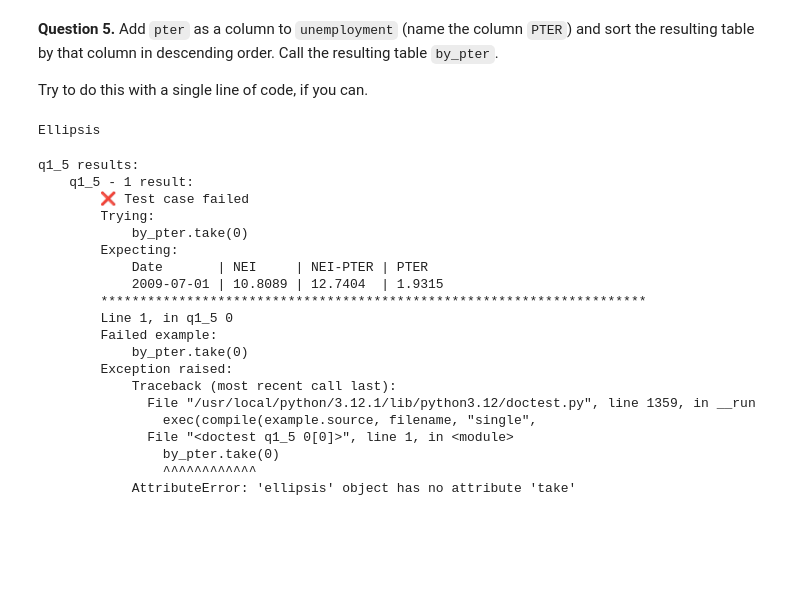
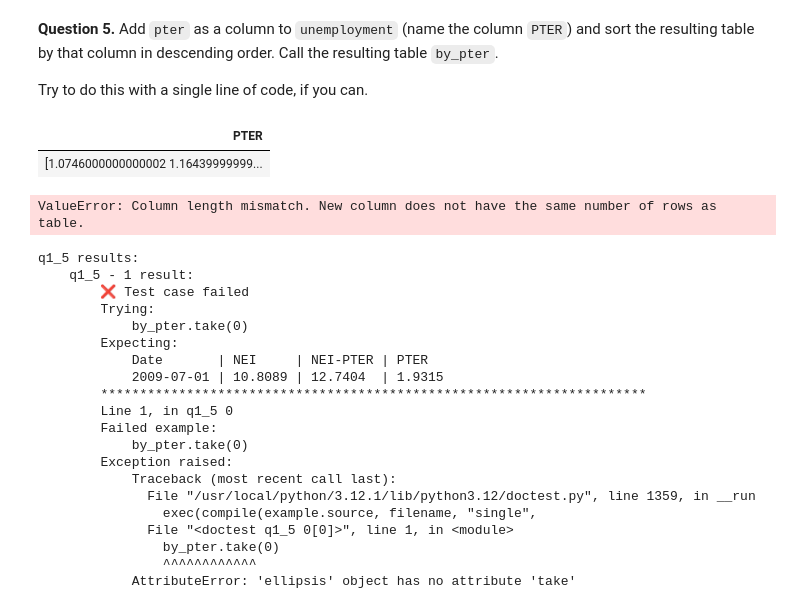
Before and after one commit to elliebeiser/introdata1350, a Jupyter notebook: hw03/hw03.ipynb, the cells around one changed output. Cells and saved outputs as stored; diff of their text form; code cells hidden in the pictures; blank space fills up the shorter version.

```diff
--- a/hw03/hw03.ipynb
+++ b/hw03/hw03.ipynb
@@ -131,0 +143,6 @@ array(['PTER'],
+# %%
+pter_1 = make_array(unemployment.column('NEI-PTER'))
+pter_2 = make_array(unemployment.column('NEI'))
+pter = pter_1-pter_2
+
+pter
@@ -153,11 +172,17 @@ q1_4 results:
 **Question 5.** Add `pter` as a column to `unemployment` (name the column `PTER`) and sort the resulting table by that column in descending order.  Call the resulting table `by_pter`.
 
 Try to do this with a single line of code, if you can.
+# %%
+pters = Table().with_column('PTER',pter)
+pters
+# %% [output]
+| PTER |
+| [1.0746000000000002 1.16439999999... |
 # %%
-by_pter = ...
+by_pter = unemployment.with_column('PTER', pter)
 by_pter
 # %% [output]
-Ellipsis
+ValueError: Column length mismatch. New column does not have the same number of rows as table.
 # %%
 grader.check("q1_5")
 # %% [output]
```
Also changed, not shown: parts of 5 cells of this notebook, 6 other files.
